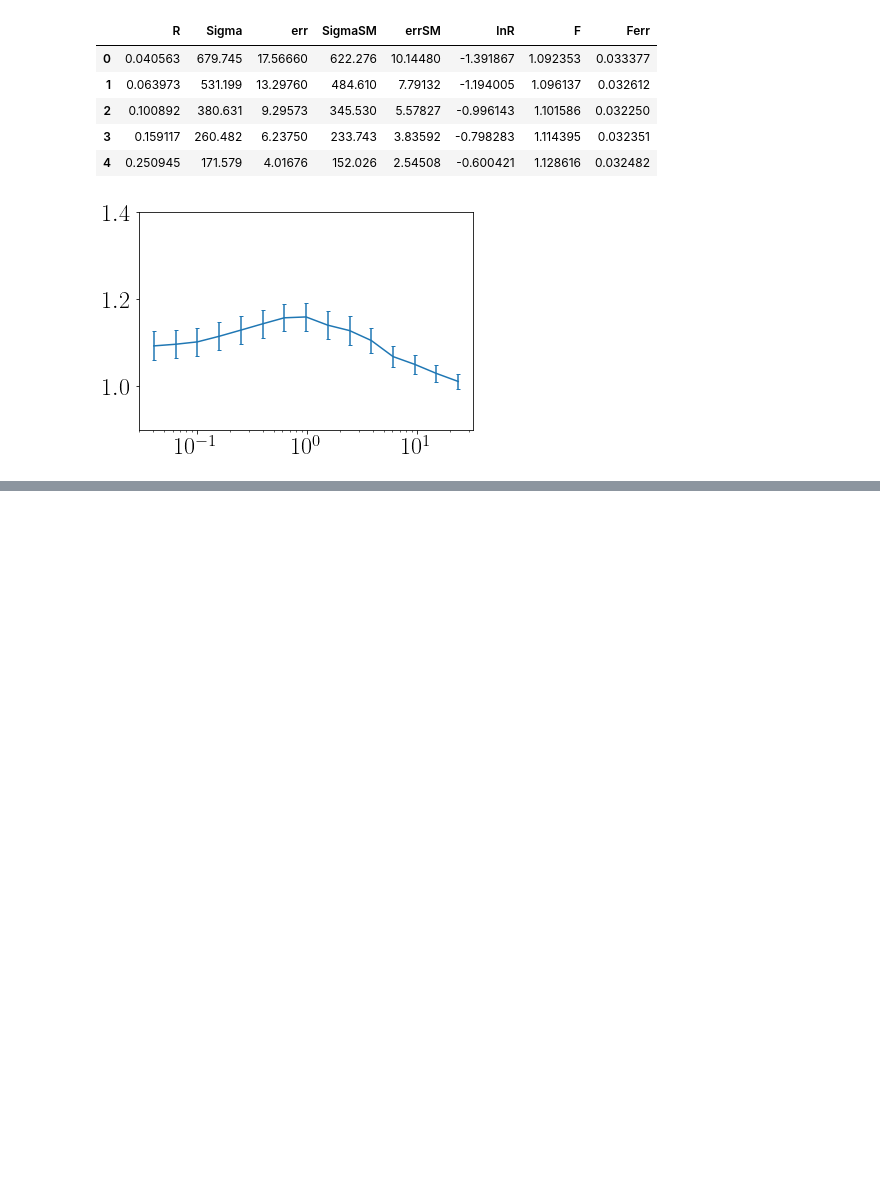
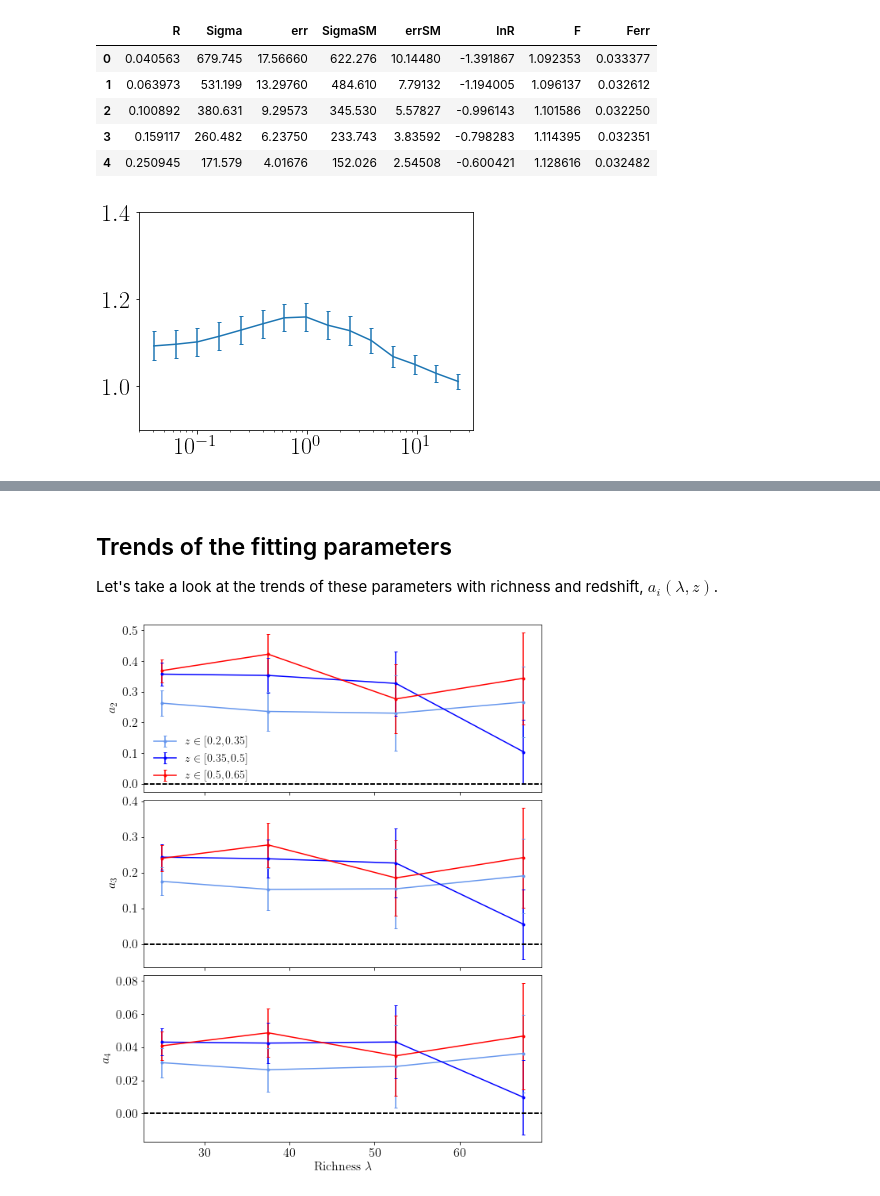
Before and after one commit to tmcclintock/redmapper_lensing_tests, a Jupyter notebook: RM_selection/Modeling_lensing_ratios.ipynb, the cells around one changed output, grey strips where cells are left out. Cells and saved outputs as stored; diff of their text form; code cells hidden in the pictures; blank space fills up the shorter version.

```diff
--- a/RM_selection/Modeling_lensing_ratios.ipynb
+++ b/RM_selection/Modeling_lensing_ratios.ipynb
@@ -105,11 +101,0 @@ $$
-# %%
-M = 5
-x = df.lnR
-X = np.ones((len(x), M))
-for i in range(1, M):
-    X[:, i] = x**i
-C = np.diag(df.Ferr**2)
-Ci = np.linalg.inv(C) #I shouldn't do this...
-XCX = X.T @ Ci @ X
-A = np.linalg.inv(XCX) @ X.T @ Ci @ df.F
-print(A)
@@ -182,0 +205,31 @@ BIC  = -6.25
+# %% [markdown]
+## Trends of the fitting parameters
+
+Let's take a look at the trends of these parameters with richness and redshift, $a_i(\lambda, z)$.
+# %%
+plt.rc("font", size=16)
+colors = ["cornflowerblue", "blue", "red"]
+label = r"$z\in[{0}]$"
+richnesses = np.array([25, 37.5, 52.5, 67.5]) #richnesses
+fig, axes = plt.subplots(ncols=1, nrows=len(powers), sharex=True, figsize=(9, 12))
+plt.subplots_adjust(hspace=0.05)
+
+for i in range(len(powers)):
+    for zi in range(3):
+        azi = np.zeros(4) #a_i for each lambda bin at this redshift
+        azi_unc = np.zeros_like(azi) #errorbar on each a_i
+        for lj in range(4):
+            azi[lj] = models[zi][lj].A[i]
+            azi_unc[lj] = np.sqrt(models[zi][lj].Avars[i])
+        if i == 0:
+            axes[i].errorbar(richnesses, azi, azi_unc, color=colors[zi], marker='.',
+                             label = label.format(z_titles[zi]))
+        else:
+            axes[i].errorbar(richnesses, azi, azi_unc, color=colors[zi], marker='.')
+        axes[i].axhline(0, c="k", ls="--")
+    axes[i].set_ylabel(r"$a_{0:d}$".format(powers[i]))
+axes[0].legend(loc = "lower left", frameon=False, fontsize=14)
+axes[len(powers)-1].set_xlabel(r"Richness $\lambda$");
+fig.savefig("param_trends.png", dpi=300, bbox_inches="tight")
+# %% [output]
+[figure, added]
```
Also changed, not shown: parts of 13 cells of this notebook.
